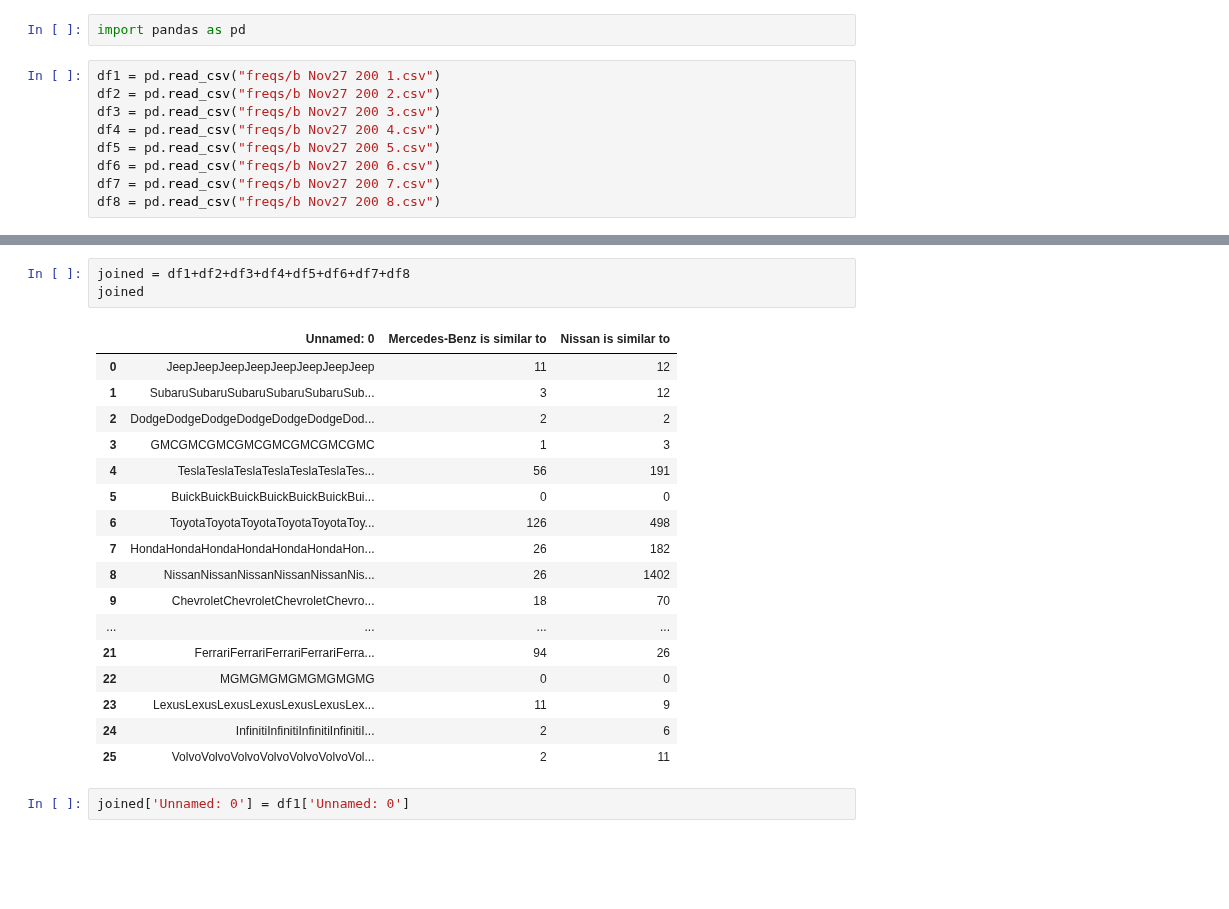
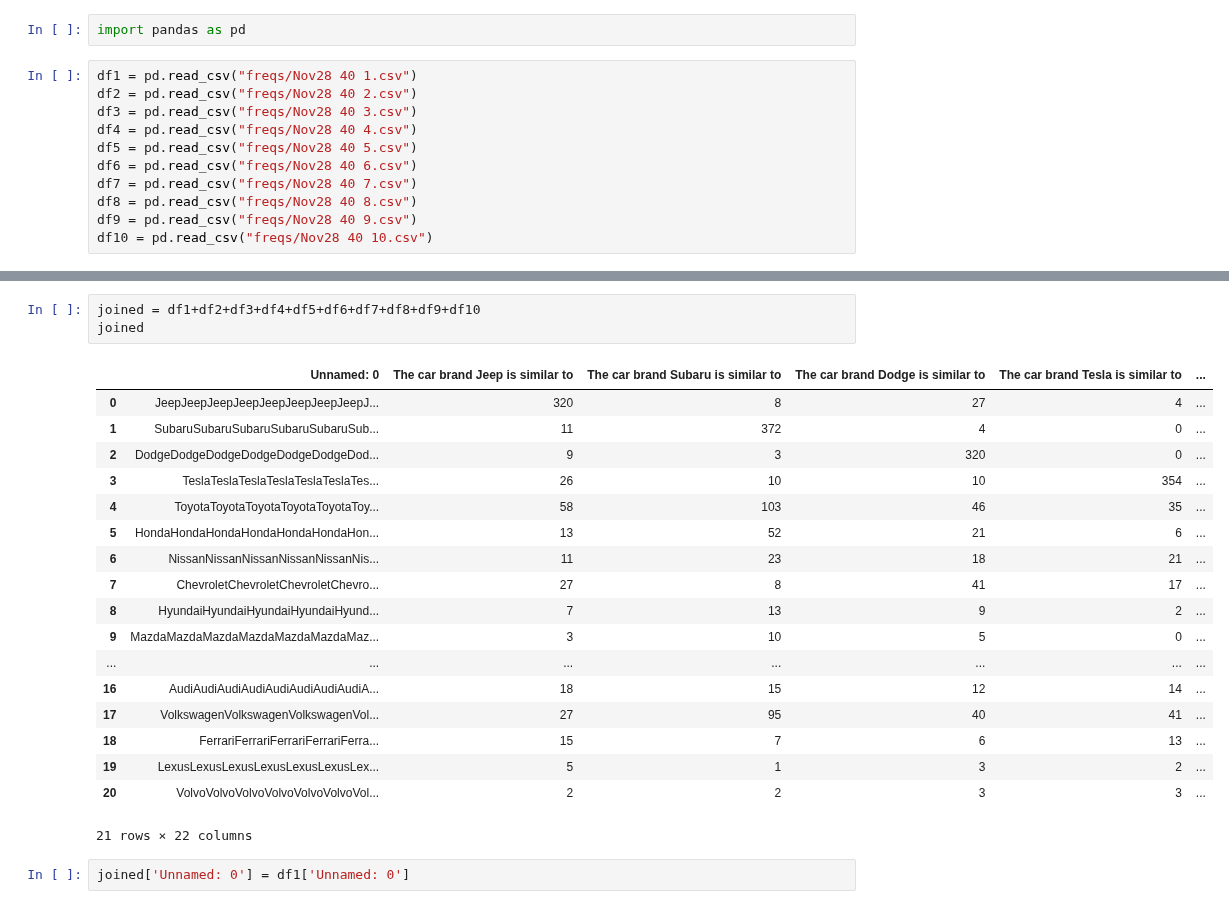
Before and after one commit to albtang/Katona-AI-Research, a Jupyter notebook: src/data/Merger.ipynb, the cells around one changed output, grey strips where cells are left out. Cells and saved outputs as stored; diff of their text form; blank space fills up the shorter version.

Commit message:
joined 400 sims

```diff
--- a/src/data/Merger.ipynb
+++ b/src/data/Merger.ipynb
@@ -1,14 +1,16 @@
 # %%
 import pandas as pd
 # %%
-df1 = pd.read_csv("freqs/b Nov27 200 1.csv")
-df2 = pd.read_csv("freqs/b Nov27 200 2.csv")
-df3 = pd.read_csv("freqs/b Nov27 200 3.csv")
-df4 = pd.read_csv("freqs/b Nov27 200 4.csv")
-df5 = pd.read_csv("freqs/b Nov27 200 5.csv")
-df6 = pd.read_csv("freqs/b Nov27 200 6.csv")
-df7 = pd.read_csv("freqs/b Nov27 200 7.csv")
-df8 = pd.read_csv("freqs/b Nov27 200 8.csv")
+df1 = pd.read_csv("freqs/Nov28 40 1.csv")
+df2 = pd.read_csv("freqs/Nov28 40 2.csv")
+df3 = pd.read_csv("freqs/Nov28 40 3.csv")
+df4 = pd.read_csv("freqs/Nov28 40 4.csv")
+df5 = pd.read_csv("freqs/Nov28 40 5.csv")
+df6 = pd.read_csv("freqs/Nov28 40 6.csv")
+df7 = pd.read_csv("freqs/Nov28 40 7.csv")
+df8 = pd.read_csv("freqs/Nov28 40 8.csv")
+df9 = pd.read_csv("freqs/Nov28 40 9.csv")
+df10 = pd.read_csv("freqs/Nov28 40 10.csv")
 # %%
 df1
 # %% [output]
@@ -52,24 +56,25 @@ df2
 # %%
-joined = df1+df2+df3+df4+df5+df6+df7+df8
+joined = df1+df2+df3+df4+df5+df6+df7+df8+df9+df10
 joined
 # %% [output]
-|  | Unnamed: 0 | Mercedes-Benz is similar to | Nissan is similar to |
-| 0 | JeepJeepJeepJeepJeepJeepJeepJeep | 11 | 12 |
-| 1 | SubaruSubaruSubaruSubaruSubaruSub... | 3 | 12 |
-| 2 | DodgeDodgeDodgeDodgeDodgeDodgeDod... | 2 | 2 |
-| 3 | GMCGMCGMCGMCGMCGMCGMCGMC | 1 | 3 |
-| 4 | TeslaTeslaTeslaTeslaTeslaTeslaTes... | 56 | 191 |
-| 5 | BuickBuickBuickBuickBuickBuickBui... | 0 | 0 |
-| 6 | ToyotaToyotaToyotaToyotaToyotaToy... | 126 | 498 |
-| 7 | HondaHondaHondaHondaHondaHondaHon... | 26 | 182 |
-| 8 | NissanNissanNissanNissanNissanNis... | 26 | 1402 |
-| 9 | ChevroletChevroletChevroletChevro... | 18 | 70 |
-| ... | ... | ... | ... |
-| 21 | FerrariFerrariFerrariFerrariFerra... | 94 | 26 |
-| 22 | MGMGMGMGMGMGMGMG | 0 | 0 |
-| 23 | LexusLexusLexusLexusLexusLexusLex... | 11 | 9 |
-| 24 | InfinitiInfinitiInfinitiInfinitiI... | 2 | 6 |
-| 25 | VolvoVolvoVolvoVolvoVolvoVolvoVol... | 2 | 11 |
+|  | Unnamed: 0 | The car brand Jeep is similar to | The car brand Subaru is similar to | The car brand Dodge is similar to | The car brand Tesla is similar to | ... |
+| 0 | JeepJeepJeepJeepJeepJeepJeepJeepJ... | 320 | 8 | 27 | 4 | ... |
+| 1 | SubaruSubaruSubaruSubaruSubaruSub... | 11 | 372 | 4 | 0 | ... |
+| 2 | DodgeDodgeDodgeDodgeDodgeDodgeDod... | 9 | 3 | 320 | 0 | ... |
+| 3 | TeslaTeslaTeslaTeslaTeslaTeslaTes... | 26 | 10 | 10 | 354 | ... |
+| 4 | ToyotaToyotaToyotaToyotaToyotaToy... | 58 | 103 | 46 | 35 | ... |
+| 5 | HondaHondaHondaHondaHondaHondaHon... | 13 | 52 | 21 | 6 | ... |
+| 6 | NissanNissanNissanNissanNissanNis... | 11 | 23 | 18 | 21 | ... |
+| 7 | ChevroletChevroletChevroletChevro... | 27 | 8 | 41 | 17 | ... |
+| 8 | HyundaiHyundaiHyundaiHyundaiHyund... | 7 | 13 | 9 | 2 | ... |
+| 9 | MazdaMazdaMazdaMazdaMazdaMazdaMaz... | 3 | 10 | 5 | 0 | ... |
+| ... | ... | ... | ... | ... | ... | ... |
+| 16 | AudiAudiAudiAudiAudiAudiAudiAudiA... | 18 | 15 | 12 | 14 | ... |
+| 17 | VolkswagenVolkswagenVolkswagenVol... | 27 | 95 | 40 | 41 | ... |
+| 18 | FerrariFerrariFerrariFerrariFerra... | 15 | 7 | 6 | 13 | ... |
+| 19 | LexusLexusLexusLexusLexusLexusLex... | 5 | 1 | 3 | 2 | ... |
+| 20 | VolvoVolvoVolvoVolvoVolvoVolvoVol... | 2 | 2 | 3 | 3 | ... |
+21 rows × 22 columns
 # %%
 joined['Unnamed: 0'] = df1['Unnamed: 0']
 # %%
```
Also changed, not shown: parts of 4 cells of this notebook, 1 other file.
